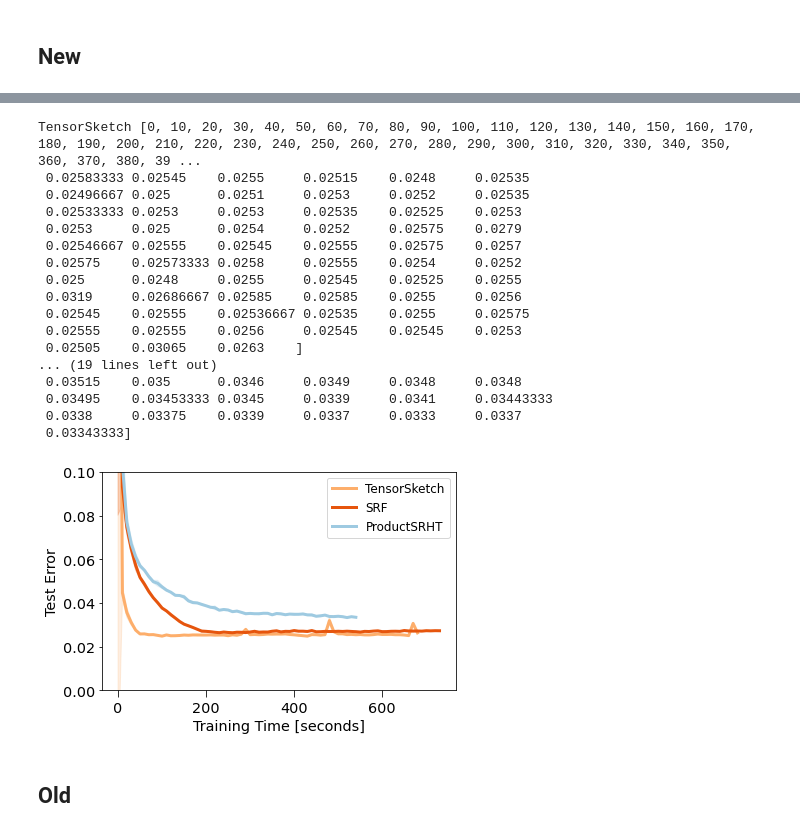
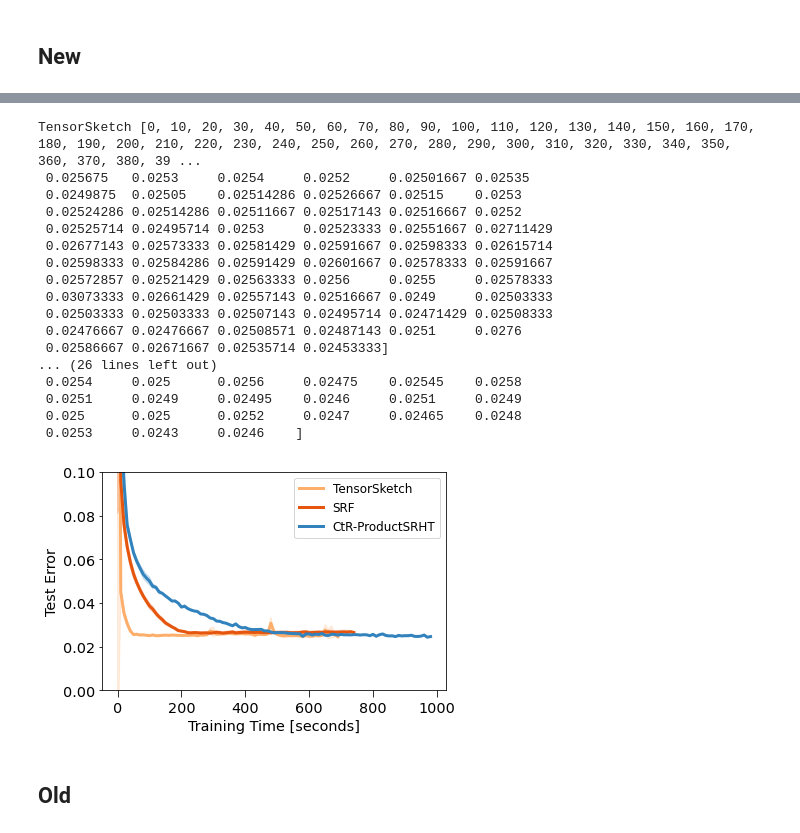
Before and after one commit to joneswack/dp-rfs, a Jupyter notebook: notebooks/read-tf-logs.ipynb, the cells around one changed output, grey strips where cells are left out. Drawn from its saved outputs; the diff is of its cells as text; code cells hidden in the pictures.

```diff
--- a/notebooks/read-tf-logs.ipynb
+++ b/notebooks/read-tf-logs.ipynb
@@ -90,33 +313,33 @@ folder = '../tensorboard_logs/'
 # %%
 # with ARD
 
 dirs_p7_tune = [
     ('TensorSketch', colors[4], folder+'sgp_MNIST_proj_countsketch_scatter_deg_7_compreal_False_craft_False_ard_True_norm_nocache_t4_lr_0.001_epochs_150'),
     ('SRF', colors[5], folder+'sgp_MNIST_proj_srf_deg_7_compreal_False_craft_False_ard_True_norm_nocache_t4_lr_0.001_epochs_450'),
-    ('ProductSRHT', colors[6], folder+'sgp_MNIST_proj_srht_deg_7_compreal_False_craft_False_ard_True_norm_nocache_t4_lr_0.001_epochs_150'),
-#     ('CtR-ProductSRHT', colors[7], folder+'sgp_MNIST_srht_deg_7_compreal_True_craft_False_ard_True_norm_nocache_t4_lr_0.001_epochs_150')
+#     ('ProductSRHT', colors[6], folder+'sgp_MNIST_proj_srht_deg_7_compreal_False_craft_False_ard_True_norm_nocache_t4_lr_0.001_epochs_150'),
+    ('CtR-ProductSRHT', colors[7], folder+'sgp_MNIST_srht_deg_7_compreal_True_craft_False_ard_True_norm_nocache_t4_lr_0.001_epochs_150')
 ]
 
 plot_dirs(dirs_p7_tune, savepath='')
 # %% [output]
 TensorSketch [0, 10, 20, 30, 40, 50, 60, 70, 80, 90, 100, 110, 120, 130, 140, 150, 160, 170, 180, 190, 200, 210, 220, 230, 240, 250, 260, 270, 280, 290, 300, 310, 320, 330, 340, 350, 360, 370, 380, 39 ...
- 0.02583333 0.02545    0.0255     0.02515    0.0248     0.02535
- 0.02496667 0.025      0.0251     0.0253     0.0252     0.02535
- 0.02533333 0.0253     0.0253     0.02535    0.02525    0.0253
- 0.0253     0.025      0.0254     0.0252     0.02575    0.0279
- 0.02546667 0.02555    0.02545    0.02555    0.02575    0.0257
- 0.02575    0.02573333 0.0258     0.02555    0.0254     0.0252
- 0.025      0.0248     0.0255     0.02545    0.02525    0.0255
- 0.0319     0.02686667 0.02585    0.02585    0.0255     0.0256
- 0.02545    0.02555    0.02536667 0.02535    0.0255     0.02575
- 0.02555    0.02555    0.0256     0.02545    0.02545    0.0253
- 0.02505    0.03065    0.0263    ]
-... (19 lines left out)
- 0.03515    0.035      0.0346     0.0349     0.0348     0.0348
- 0.03495    0.03453333 0.0345     0.0339     0.0341     0.03443333
- 0.0338     0.03375    0.0339     0.0337     0.0333     0.0337
- 0.03343333]
+ 0.025675   0.0253     0.0254     0.0252     0.02501667 0.02535
+ 0.0249875  0.02505    0.02514286 0.02526667 0.02515    0.0253
+ 0.02524286 0.02514286 0.02511667 0.02517143 0.02516667 0.0252
+ 0.02525714 0.02495714 0.0253     0.02523333 0.02551667 0.02711429
+ 0.02677143 0.02573333 0.02581429 0.02591667 0.02598333 0.02615714
+ 0.02598333 0.02584286 0.02591429 0.02601667 0.02578333 0.02591667
+ 0.02572857 0.02521429 0.02563333 0.0256     0.0255     0.02578333
+ 0.03073333 0.02661429 0.02557143 0.02516667 0.0249     0.02503333
+ 0.02503333 0.02503333 0.02507143 0.02495714 0.02471429 0.02508333
+ 0.02476667 0.02476667 0.02508571 0.02487143 0.0251     0.0276
+ 0.02586667 0.02671667 0.02535714 0.02453333]
+... (26 lines left out)
+ 0.0254     0.025      0.0256     0.02475    0.02545    0.0258
+ 0.0251     0.0249     0.02495    0.0246     0.0251     0.0249
+ 0.025      0.025      0.0252     0.0247     0.02465    0.0248
+ 0.0253     0.0243     0.0246    ]
-[figure, old version]
+[figure, new version]
 # %% [markdown]
 ## Old
 # %%
```
Also changed, not shown: parts of 11 cells of this notebook, 4 other files.
